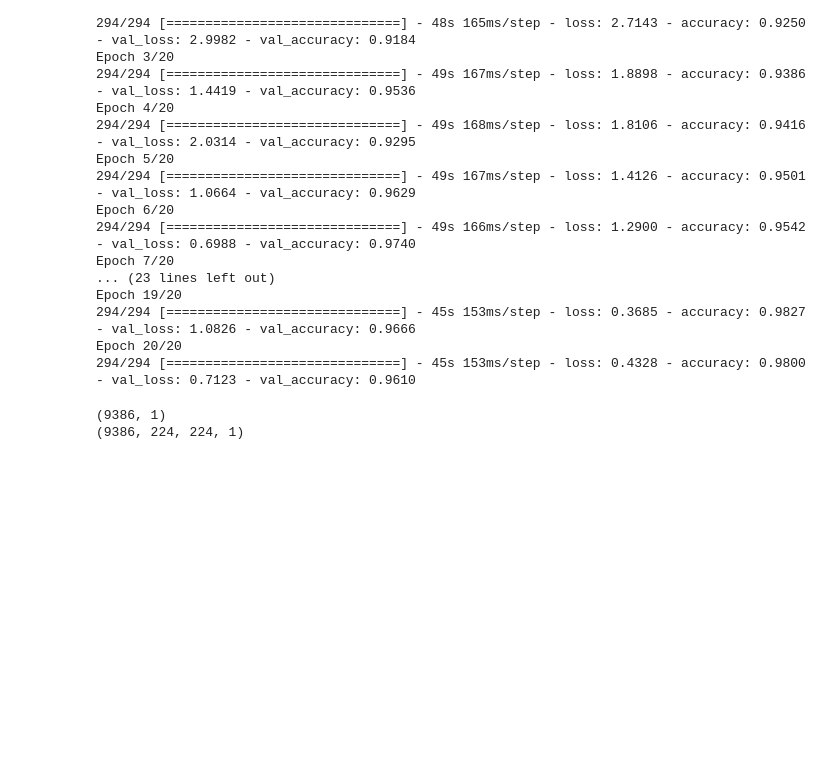
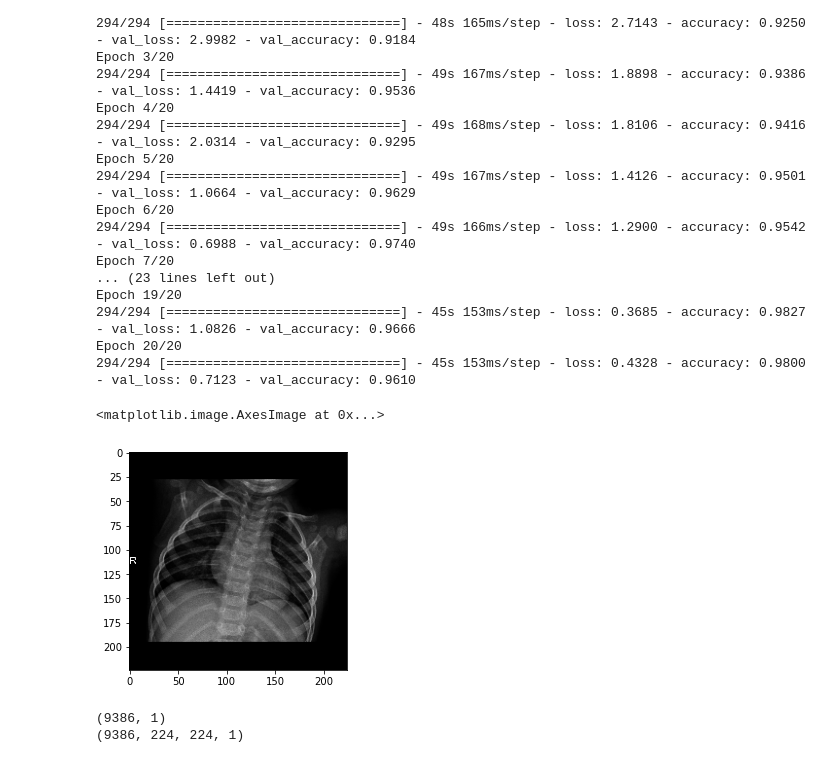
Before and after one commit to currymike123/Thesis_LDR, a Jupyter notebook: Research/xray.ipynb, the cells around one changed output. Drawn from its saved outputs; the diff is of its cells as text; code cells hidden in the pictures; blank space fills up the shorter version.

```diff
--- a/Research/xray.ipynb
+++ b/Research/xray.ipynb
@@ -288,6 +288,12 @@ def screen(img):
 
     # return Multiply image
     return img
+# %%
+test = multiply(x_train[0])
+plt.imshow(test, cmap='gray')
+# %% [output]
+<matplotlib.image.AxesImage at 0x...>
+[figure, added]
 # %%
 end = len(x_train)
 
```
Also changed, not shown: parts of 4 cells of this notebook.
